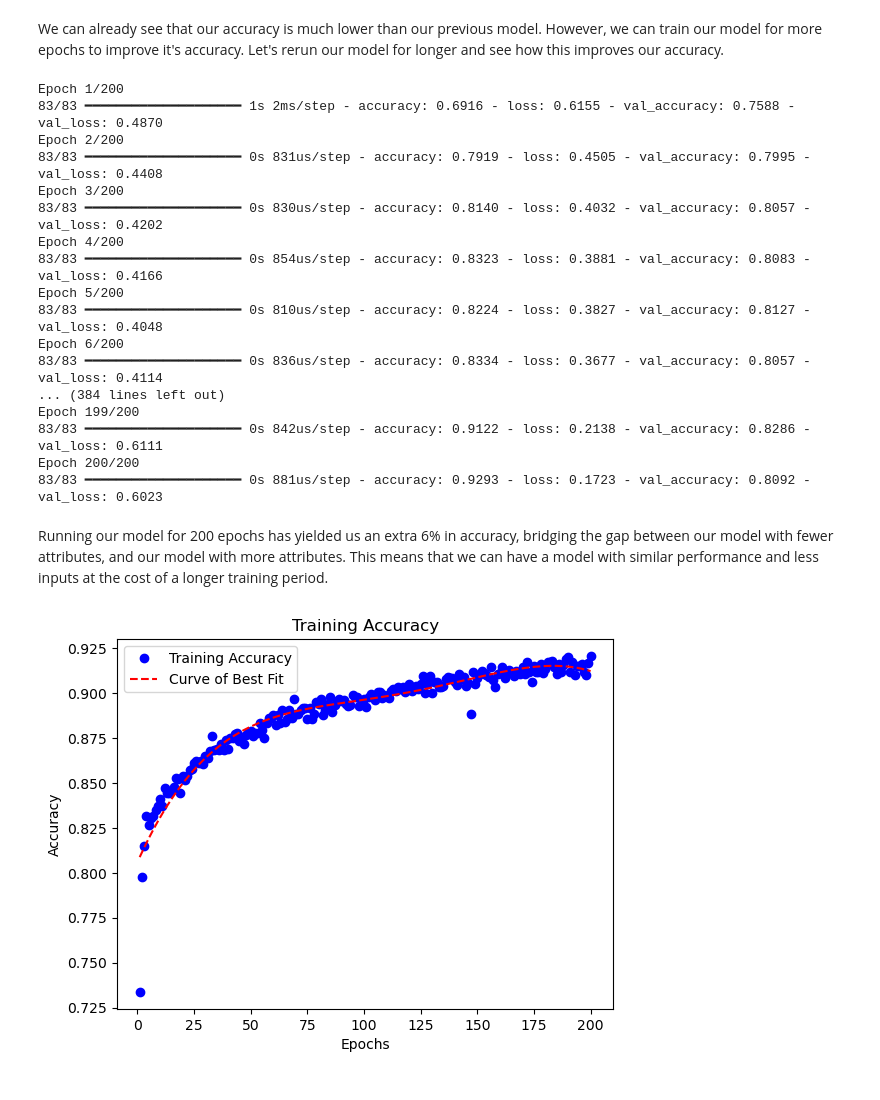
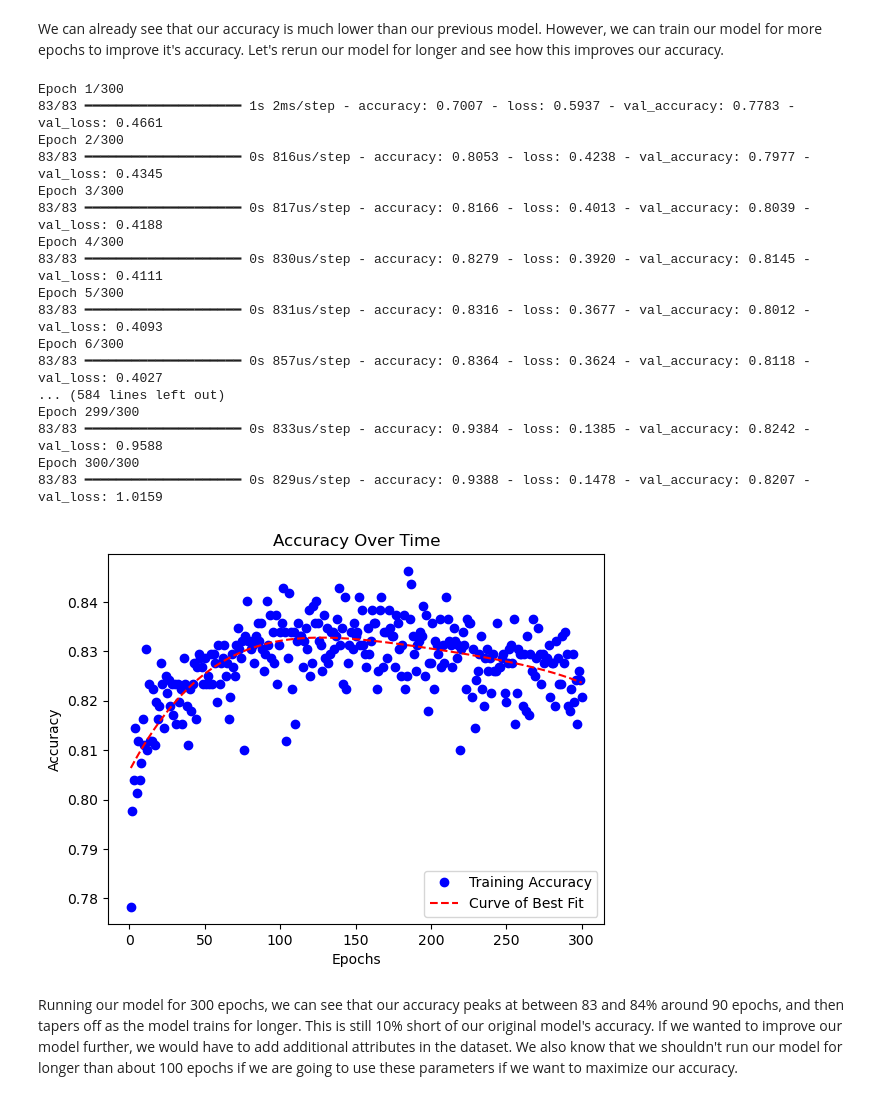
Before and after one commit to apaquette/Machine-Learning-Notebooks, a Jupyter notebook: Notebooks/5. Feedforward Neural Network.ipynb, the cells around one changed output. Drawn from its saved outputs; the diff is of its cells as text; code cells hidden in the pictures.

```diff
--- a/Notebooks/5. Feedforward Neural Network.ipynb
+++ b/Notebooks/5. Feedforward Neural Network.ipynb
@@ -721,43 +739,43 @@ fnn_model.add(output_layer)
 # compile the model
 fnn_model.compile(optimizer='adam', loss='binary_crossentropy', metrics=['accuracy'])
 # %%
-history = fnn_model.fit(X_train, y_train, epochs=200, batch_size=32, validation_data=(X_test, y_test))
+history = fnn_model.fit(X_train, y_train, epochs=300, batch_size=32, validation_data=(X_test, y_test))
 # %% [output]
-Epoch 1/200
-83/83 ━━━━━━━━━━━━━━━━━━━━ 1s 2ms/step - accuracy: 0.6916 - loss: 0.6155 - val_accuracy: 0.7588 - val_loss: 0.4870
-Epoch 2/200
-83/83 ━━━━━━━━━━━━━━━━━━━━ 0s 831us/step - accuracy: 0.7919 - loss: 0.4505 - val_accuracy: 0.7995 - val_loss: 0.4408
-Epoch 3/200
-83/83 ━━━━━━━━━━━━━━━━━━━━ 0s 830us/step - accuracy: 0.8140 - loss: 0.4032 - val_accuracy: 0.8057 - val_loss: 0.4202
-Epoch 4/200
-83/83 ━━━━━━━━━━━━━━━━━━━━ 0s 854us/step - accuracy: 0.8323 - loss: 0.3881 - val_accuracy: 0.8083 - val_loss: 0.4166
-Epoch 5/200
-83/83 ━━━━━━━━━━━━━━━━━━━━ 0s 810us/step - accuracy: 0.8224 - loss: 0.3827 - val_accuracy: 0.8127 - val_loss: 0.4048
-Epoch 6/200
-83/83 ━━━━━━━━━━━━━━━━━━━━ 0s 836us/step - accuracy: 0.8334 - loss: 0.3677 - val_accuracy: 0.8057 - val_loss: 0.4114
-... (384 lines left out)
-Epoch 199/200
-83/83 ━━━━━━━━━━━━━━━━━━━━ 0s 842us/step - accuracy: 0.9122 - loss: 0.2138 - val_accuracy: 0.8286 - val_loss: 0.6111
-Epoch 200/200
-83/83 ━━━━━━━━━━━━━━━━━━━━ 0s 881us/step - accuracy: 0.9293 - loss: 0.1723 - val_accuracy: 0.8092 - val_loss: 0.6023
+Epoch 1/300
+83/83 ━━━━━━━━━━━━━━━━━━━━ 1s 2ms/step - accuracy: 0.7007 - loss: 0.5937 - val_accuracy: 0.7783 - val_loss: 0.4661
+Epoch 2/300
+83/83 ━━━━━━━━━━━━━━━━━━━━ 0s 816us/step - accuracy: 0.8053 - loss: 0.4238 - val_accuracy: 0.7977 - val_loss: 0.4345
+Epoch 3/300
+83/83 ━━━━━━━━━━━━━━━━━━━━ 0s 817us/step - accuracy: 0.8166 - loss: 0.4013 - val_accuracy: 0.8039 - val_loss: 0.4188
+Epoch 4/300
+83/83 ━━━━━━━━━━━━━━━━━━━━ 0s 830us/step - accuracy: 0.8279 - loss: 0.3920 - val_accuracy: 0.8145 - val_loss: 0.4111
+Epoch 5/300
+83/83 ━━━━━━━━━━━━━━━━━━━━ 0s 831us/step - accuracy: 0.8316 - loss: 0.3677 - val_accuracy: 0.8012 - val_loss: 0.4093
+Epoch 6/300
+83/83 ━━━━━━━━━━━━━━━━━━━━ 0s 857us/step - accuracy: 0.8364 - loss: 0.3624 - val_accuracy: 0.8118 - val_loss: 0.4027
+... (584 lines left out)
+Epoch 299/300
+83/83 ━━━━━━━━━━━━━━━━━━━━ 0s 833us/step - accuracy: 0.9384 - loss: 0.1385 - val_accuracy: 0.8242 - val_loss: 0.9588
+Epoch 300/300
+83/83 ━━━━━━━━━━━━━━━━━━━━ 0s 829us/step - accuracy: 0.9388 - loss: 0.1478 - val_accuracy: 0.8207 - val_loss: 1.0159
-# %% [markdown]
-Running our model for 200 epochs has yielded us an extra 6% in accuracy, bridging the gap between our model with fewer attributes, and our model with more attributes. This means that we can have a model with similar performance and less inputs at the cost of a longer training period.
 # %%
 # Extract accuracy values from the training history
-train_accuracy = history.history['accuracy']
+train_accuracy = history.history['val_accuracy']
 
 # Fit a polynomial curve to the training accuracy data points
+epochs = range(1, len(train_accuracy) + 1)
 fit_coefficients = np.polyfit(epochs, train_accuracy, 4)
 fit_curve = np.poly1d(fit_coefficients)
 
 # Plot the accuracy over epochs
-epochs = range(1, len(train_accuracy) + 1)
 plt.plot(epochs, train_accuracy, 'bo', label='Training Accuracy')
 plt.plot(epochs, fit_curve(epochs), color='red', linestyle='--', label='Curve of Best Fit')
-plt.title('Training Accuracy')
+plt.title('Accuracy Over Time')
 plt.xlabel('Epochs')
 plt.ylabel('Accuracy')
 plt.legend()
 plt.show()
 # %% [output]
-[figure, old version]
+[figure, new version]
+# %% [markdown]
+Running our model for 300 epochs, we can see that our accuracy peaks at between 83 and 84% around 90 epochs, and then tapers off as the model trains for longer. This is still 10% short of our original model's accuracy. If we wanted to improve our model further, we would have to add additional attributes in the dataset. We also know that we shouldn't run our model for longer than about 100 epochs if we are going to use these parameters if we want to maximize our accuracy.
```
Also changed, not shown: parts of 26 cells of this notebook.
